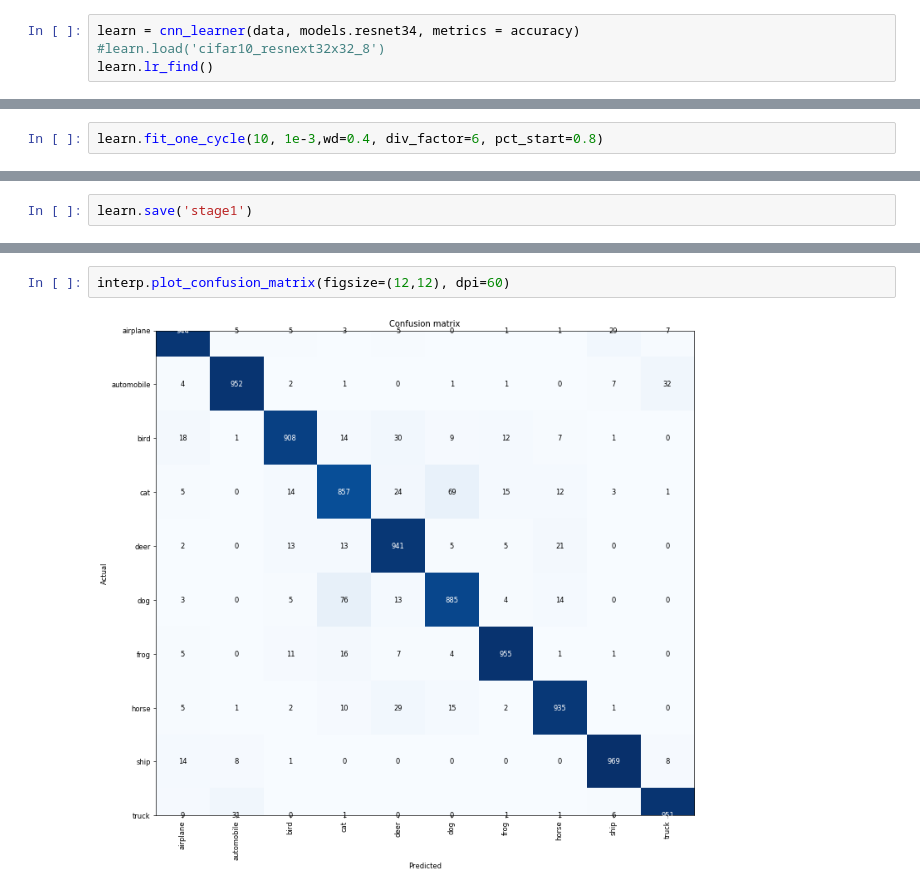
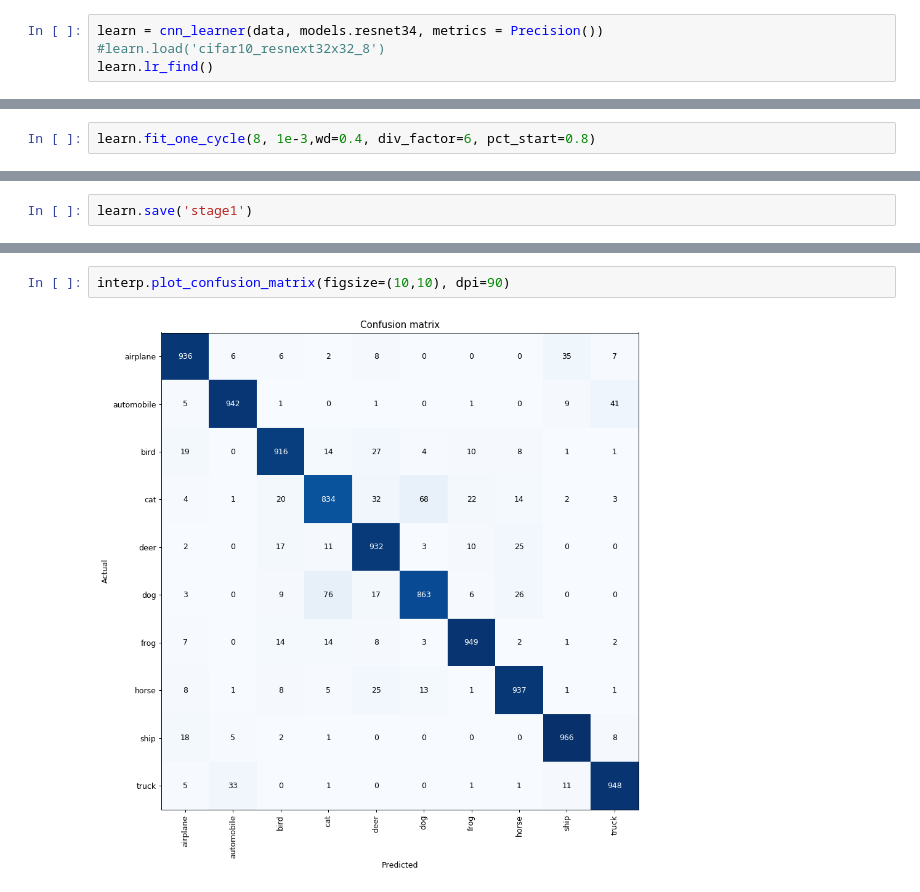
Before and after one commit to zx563147474/object_recognition_fastai, a Jupyter notebook: object_recognition_fastai_CIFAR10.ipynb, the cells around one changed output, grey strips where cells are left out. Drawn from its saved outputs; the diff is of its cells as text.

```diff
--- a/object_recognition_fastai_CIFAR10.ipynb
+++ b/object_recognition_fastai_CIFAR10.ipynb
@@ -90,7 +90,7 @@ data.classes, data.c
   'truck'],
  10)
 # %%
-learn = cnn_learner(data, models.resnet34, metrics = accuracy)
+learn = cnn_learner(data, models.resnet34, metrics = Precision())
 #learn.load('cifar10_resnext32x32_8')
 learn.lr_find()
 # %% [output]
@@ -103,3 +106,3 @@ learn.recorder.plot()
 # %%
-learn.fit_one_cycle(10, 1e-3,wd=0.4, div_factor=6, pct_start=0.8)
+learn.fit_one_cycle(8, 1e-3,wd=0.4, div_factor=6, pct_start=0.8)
 # %% [output]
@@ -129,4 +131,4 @@ interp.plot_top_losses(12, figsize = (32,32))
 # %%
-interp.plot_confusion_matrix(figsize=(12,12), dpi=60)
+interp.plot_confusion_matrix(figsize=(10,10), dpi=90)
 # %% [output]
-[figure, old version]
+[figure, new version]
```
Also changed, not shown: parts of 15 cells of this notebook, 1 other file.
